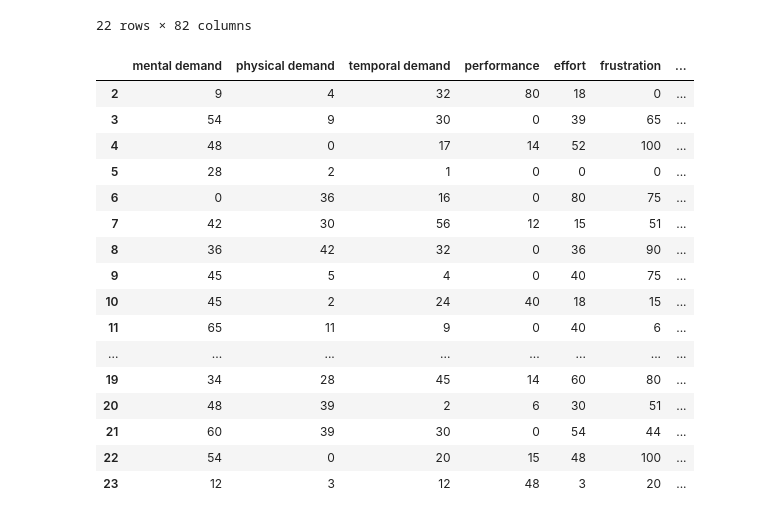
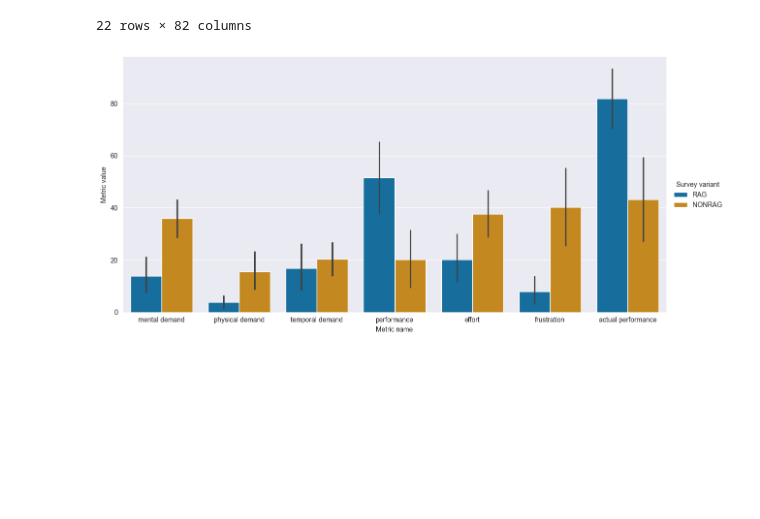
Before and after one commit to Norceis/rag, a Jupyter notebook: notebooks/nasa_results.ipynb, the cells around one changed output. Saved outputs shown, nothing was run; the diff lists cells and outputs as text; code cells hidden in the pictures; blank space fills up the shorter version.

```diff
--- a/notebooks/nasa_results.ipynb
+++ b/notebooks/nasa_results.ipynb
@@ -393,33 +320,20 @@ for model in models:
 # %%
 rag_scores = copy.deepcopy(augmented_df[['Balanced mental demand RAG', 'Balanced physical demand RAG', 'Balanced temporal demand RAG', 'Balanced performance RAG', 'Balanced effort RAG', 'Balanced frustration RAG']])
 rag_scores.columns = metrics
 rag_scores['actual performance'] = augmented_df['Actual performance RAG'] * 5
 rag_scores['Survey variant'] = 'RAG'
 
 nonrag_scores = copy.deepcopy(augmented_df[['Balanced mental demand NONRAG', 'Balanced physical demand NONRAG', 'Balanced temporal demand NONRAG', 'Balanced performance NONRAG', 'Balanced effort NONRAG', 'Balanced frustration NONRAG']])
 nonrag_scores.columns = metrics
 nonrag_scores['actual performance'] = augmented_df['Actual performance NONRAG'] * 5
 nonrag_scores['Survey variant'] = 'NONRAG'
 
-# melted_df = pd.melt(pd.concat([rag_scores, nonrag_scores]), id_vars=['Question'], var_name='Metric', value_name='Value')
-# g = sns.catplot(x='Question', y='Value', hue='Metric', data=melted_df, kind='bar', height=6, aspect=2, alpha=0.9)
+melted_df = pd.melt(pd.concat([rag_scores, nonrag_scores]), id_vars=["Survey variant"], var_name="Metric name", value_name="Metric value")
+
+# Create a grouped catplot
+sns.catplot(data=melted_df, x="Metric name", y="Metric value", hue="Survey variant", kind="bar", aspect=2, height=6, palette="colorblind")
+
+# Show the plot
+plt.show()
+# %% [output]
+[figure, added]
-# %%
-nonrag_scores
-# %% [output]
-|  | mental demand | physical demand | temporal demand | performance | effort | frustration | ... |
-| 2 | 9 | 4 | 32 | 80 | 18 | 0 | ... |
-| 3 | 54 | 9 | 30 | 0 | 39 | 65 | ... |
-| 4 | 48 | 0 | 17 | 14 | 52 | 100 | ... |
-| 5 | 28 | 2 | 1 | 0 | 0 | 0 | ... |
-| 6 | 0 | 36 | 16 | 0 | 80 | 75 | ... |
-| 7 | 42 | 30 | 56 | 12 | 15 | 51 | ... |
-| 8 | 36 | 42 | 32 | 0 | 36 | 90 | ... |
-| 9 | 45 | 5 | 4 | 0 | 40 | 75 | ... |
-| 10 | 45 | 2 | 24 | 40 | 18 | 15 | ... |
-| 11 | 65 | 11 | 9 | 0 | 40 | 6 | ... |
-| ... | ... | ... | ... | ... | ... | ... | ... |
-| 19 | 34 | 28 | 45 | 14 | 60 | 80 | ... |
-| 20 | 48 | 39 | 2 | 6 | 30 | 51 | ... |
-| 21 | 60 | 39 | 30 | 0 | 54 | 44 | ... |
-| 22 | 54 | 0 | 20 | 15 | 48 | 100 | ... |
-| 23 | 12 | 3 | 12 | 48 | 3 | 20 | ... |
```
Also changed, not shown: parts of 6 cells of this notebook.
